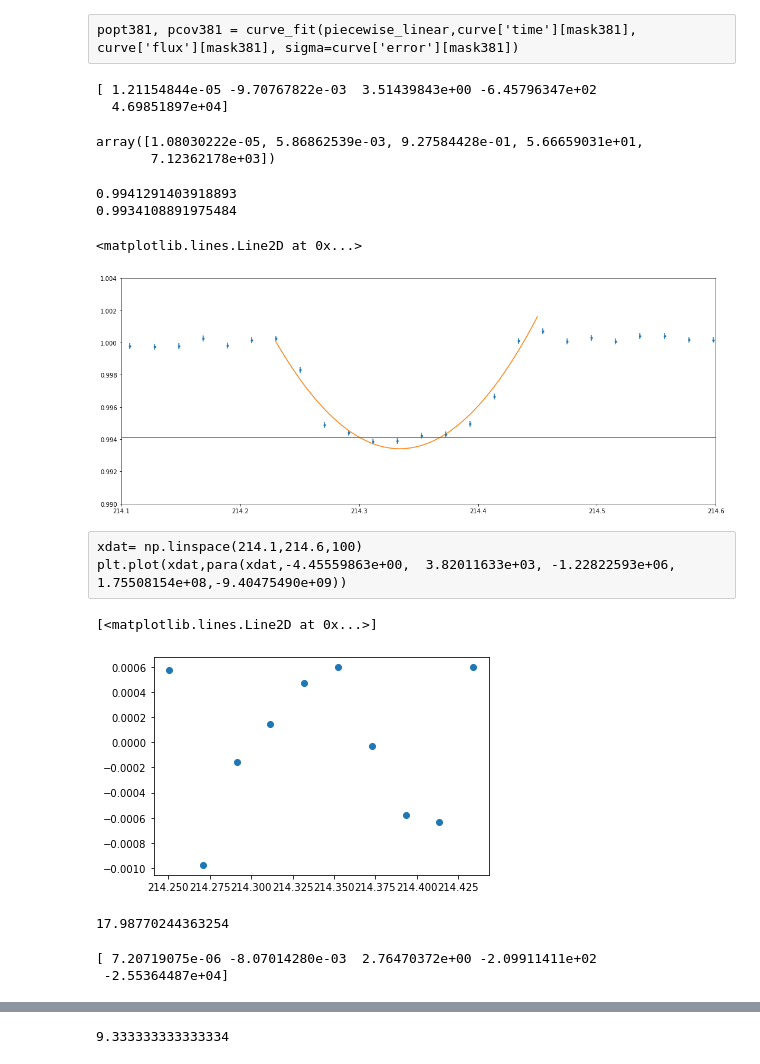
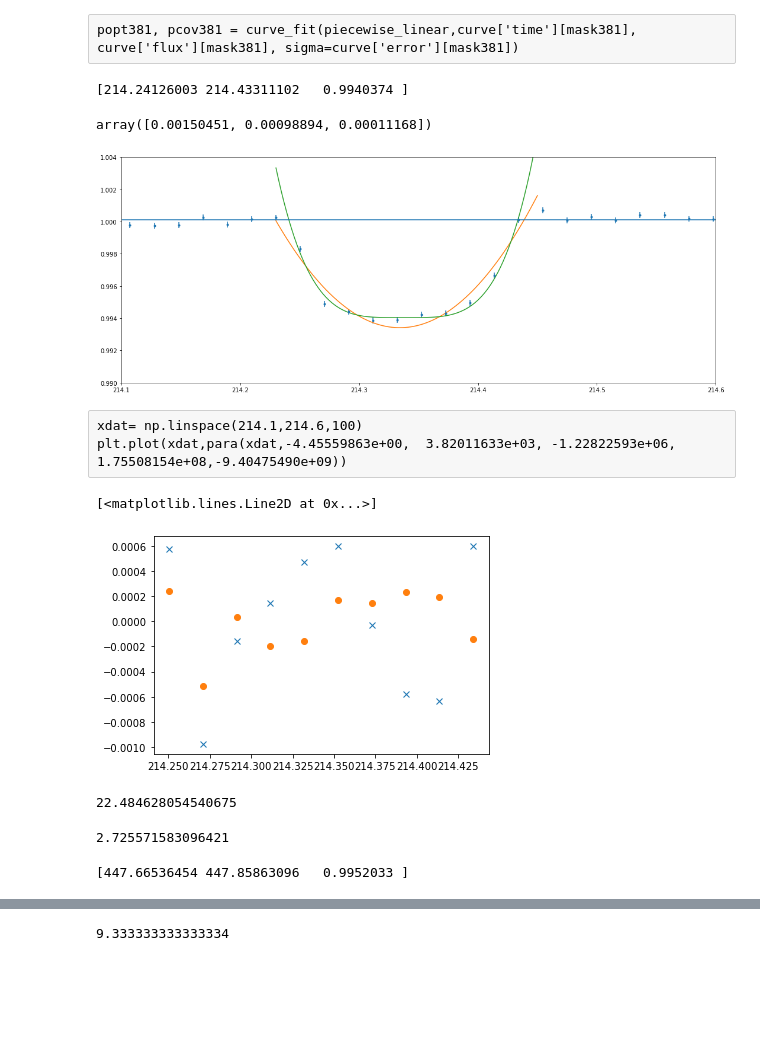
Before and after one commit to wfw23/Astrolabs, a Jupyter notebook: Chapter3_ExoLightCurves.ipynb, the cells around one changed output, grey strips where cells are left out. Saved outputs shown, nothing was run; the diff lists cells and outputs as text; code cells hidden in the pictures; blank space fills up the shorter version.

```diff
--- a/Chapter3_ExoLightCurves.ipynb
+++ b/Chapter3_ExoLightCurves.ipynb
@@ -401,3 +401,18 @@ plt.plot(np.linspace(1,10,10),timediff38,ls='None',marker='x')
 # %% [output]
 [<matplotlib.lines.Line2D at 0x...>]
 [figure]
+# %%
+plt.figure(figsize=(18,6))
+plt.plot(curve['time'],-curve['flux'], ls='None',marker ='o', markersize=4)
+#plt.xlim(678,682)
+plt.ylim(-1.002,-0.99)
+actper = 19.23 ## the actual period
+actper2 =38.938
+plt.axvline(actper+131.513013-6.5, c='r') ## indicating the actual period
+for i in range(80):
+    plt.axvline((actper*i+131.513013-6.5), c='r')
+for i in range(40):
+    plt.axvline((actper2*i+131.513013-34), c='b', alpha=0.5)
+transits19=find_peaks(-curve['flux'],[0.0058-1,-0.992])
+transits38=find_peaks(-curve['flux'],[0.0046-1,1-0.005])
+transits=find_peaks(-curve['flux'])
@@ -591 +725,7 @@ print(flux)
+# %%
+def baseline(beg1,end1,beg2,end2):
+    basemask1 = (curve['time']>beg1) & (curve['time']<end1)
+    basemask2 = (curve['time']>beg2) & (curve['time']<end2)
+    baseline = (np.mean(curve['flux'][basemask1])+np.mean(curve['flux'][basemask2]))/2
+    return baseline
 # %%
@@ -600,57 +740,56 @@ popt381, pcov381 = curve_fit(piecewise_linear,curve['time'][mask381], curve['flu
 # %%
 xrange381=np.linspace(214.23,214.45,100)
 mask381 = (curve['time']>214.23) & (curve['time']<214.45)
-popt381, pcov381 = curve_fit(para,curve['time'][mask381], curve['flux'][mask381], sigma=curve['error'][mask381])
+popt3811, pcov3811 = curve_fit(para,curve['time'][mask381], curve['flux'][mask381], sigma=curve['error'][mask381])
+popt381, pcov381 = curve_fit(quartic,curve['time'][mask381], curve['flux'][mask381], sigma=curve['error'][mask381],p0=(214.2,214.45,0.006))
 print(popt381)
 np.sqrt(np.absolute(np.diag(pcov381)))
 # %% [output]
-[ 1.21154844e-05 -9.70767822e-03  3.51439843e+00 -6.45796347e+02
-  4.69851897e+04]
+[214.24126003 214.43311102   0.9940374 ]
-array([1.08030222e-05, 5.86862539e-03, 9.27584428e-01, 5.66659031e+01,
-       7.12362178e+03])
+array([0.00150451, 0.00098894, 0.00011168])
 # %%
 curve = pd.read_csv('normalised_curve', delimiter =',', usecols=[0,1,2], names=['time', 'flux', 'error'])
 plt.figure(figsize=(18,7))
 plt.errorbar(curve['time'],curve['flux'],curve['error'], ls='None',marker ='o', markersize=3)
 plt.xlim(214.1,214.6)
 plt.ylim(0.99,1.004)
 
-minmask = (curve['time']>214.28) &  (curve['time']<214.39)
-print(np.mean(curve['flux'][minmask]))
-print(np.min(para(xrange381, *popt381)))
-#xdat= np.linspace(214.1,214.6,100)
-#plt.plot(xdat,para(xdat,-4.45559863e+00,  3.82011633e+03, -1.22822593e+06,  1.75508154e+08,-9.40475490e+09))
-plt.plot(xrange381, para(xrange381, *popt381))
-min38.append(np.mean(curve['flux'][minmask]))
-plt.axhline(np.mean(curve['flux'][minmask]))
+plt.plot(xrange381, para(xrange381, *popt3811))
+ydata=quartic(xrange381, *popt381)
+plt.plot(xrange381,ydata)
+plt.axhline(baseline(214.1,214.23,214.45,214.6))
+
+depth=baseline(214.1,214.23,214.45,214.6)-np.min(ydata)
+min38.append(depth)
 # %% [output]
-0.9941291403918893
-0.9934108891975484
-<matplotlib.lines.Line2D at 0x...>
-[figure, old version]
+[figure, new version]
 # %% [raw]
 xdat= np.linspace(214.1,214.6,100)
 plt.plot(xdat,para(xdat,-4.45559863e+00,  3.82011633e+03, -1.22822593e+06,  1.75508154e+08,-9.40475490e+09))
 # %%
-plt.plot(curve['time'][mask381],curve['flux'][mask381]- para(curve['time'][mask381], *popt381),ls='None', marker ='o')
+plt.plot(curve['time'][mask381],curve['flux'][mask381]- para(curve['time'][mask381], *popt3811),ls='None', marker ='x')
+plt.plot(curve['time'][mask381],curve['flux'][mask381]- quartic(curve['time'][mask381], *popt381),ls='None', marker ='o')
 # %% [output]
 [<matplotlib.lines.Line2D at 0x...>]
-[figure, old version]
+[figure, new version]
 # %%
 def chisquared(y, error, ymodel):
     return np.sum((y-ymodel)**2/error**2)
 
-chisquared(curve['flux'][mask381],curve['error'][mask381], para(curve['time'][mask381], *popt381))/5
+chisquared(curve['flux'][mask381],curve['error'][mask381], para(curve['time'][mask381], *popt3811))/4
 # %% [output]
-17.98770244363254
+22.484628054540675
+# %%
+chisquared(curve['flux'][mask381],curve['error'][mask381], quartic(curve['time'][mask381], *popt381))/6
+# %% [output]
+2.725571583096421
 # %%
 xrange382=np.linspace(447.65,447.87,100)
 mask382 = (curve['time']>447.65) & (curve['time']<447.87)
-popt382, pcov382 = curve_fit(para,curve['time'][mask382], curve['flux'][mask382], sigma=curve['error'][mask382])
+popt382, pcov382 = curve_fit(quartic,curve['time'][mask382], curve['flux'][mask382], sigma=curve['error'][mask382],p0=(447.65,447.85,0.006))
 print(popt382)
 # %% [output]
-[ 7.20719075e-06 -8.07014280e-03  2.76470372e+00 -2.09911411e+02
- -2.55364487e+04]
+[447.66536454 447.85863096   0.9952033 ]
 # %%
 plt.figure(figsize=(18,7))
 plt.errorbar(curve['time'],curve['flux'],curve['error'], ls='None',marker ='o', markersize=3)
```
Also changed, not shown: parts of 66 cells of this notebook, 1 other file.
